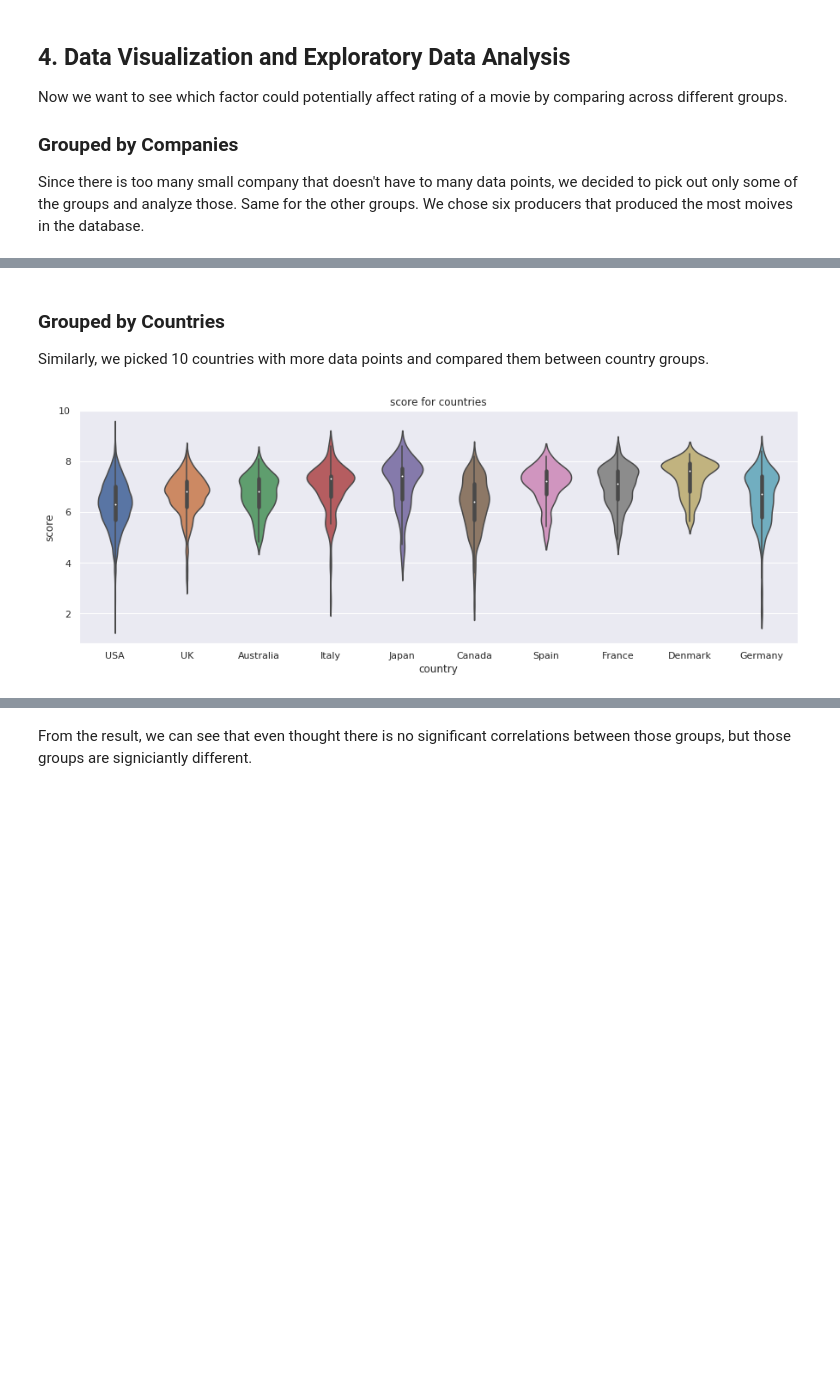
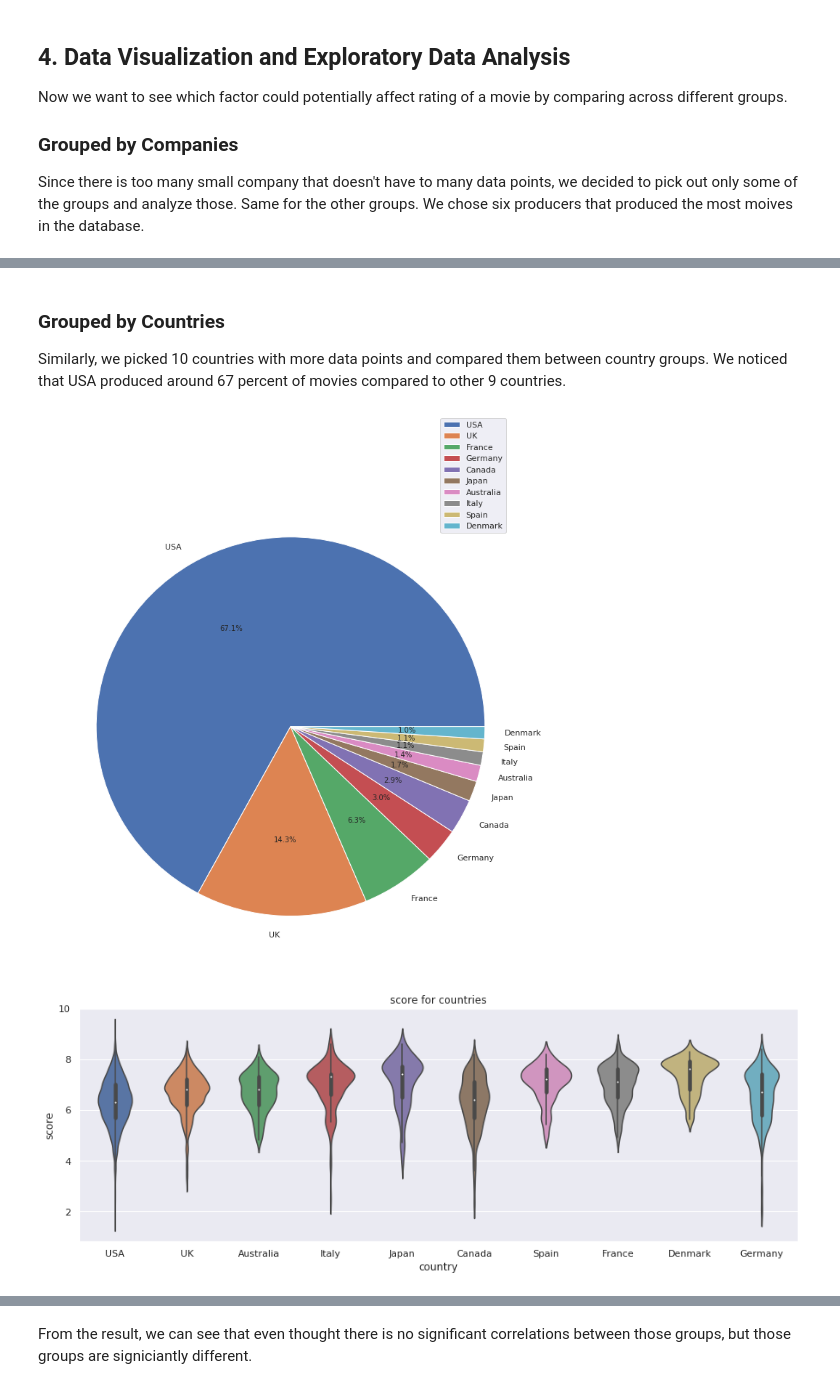
Before and after one commit to rayguan97/CMSC320, a Jupyter notebook: Final Tutorial.ipynb, the cells around one changed output, grey strips where cells are left out. Drawn from its saved outputs; the diff is of its cells as text; code cells hidden in the pictures; blank space fills up the shorter version.

```diff
--- a/Final Tutorial.ipynb
+++ b/Final Tutorial.ipynb
@@ -561,17 +537,25 @@ C(company_code)     5.0     9.165834  1.833167  1.981293  0.078408
 Residual         2092.0  1935.596664  0.925237       NaN       NaN
 # %% [markdown]
 ### Grouped by Countries
-Similarly, we picked 10 countries with more data points and compared them between country groups.
+Similarly, we picked 10 countries with more data points and compared them between country groups. We noticed that USA produced around 67 percent of movies compared to other 9 countries.
 # %%
 country_data = dataset[['country', 'score']].groupby(['country']).count()
 country_data = country_data.sort_values(by='score', ascending=False)[:10]
 set2 = dataset[dataset.country.isin(country_data.index)]
 
+pie2 = set2['country'].value_counts().reset_index()
+plt.figure(figsize=(12,12))
+ax = plt.subplot(111)
+plt.pie(x = pie2['country'], labels= pie2['index'],autopct= '%1.1f%%')
+ax.legend(bbox_to_anchor=(0.8, 0.9))
+plt.show()
+
 
 plot2 = sns.violinplot(x = 'country', y = 'score', data = set2).set_title("score for countries")
 plot2.figure.set_size_inches(15, 5);
 # %% [output]
-[figure, old version]
+[figure, new version]
+[figure, added]
 # %%
 set2['country_code'] = lb_make.fit_transform(set2['country'])
 model2 = ols(formula='score ~ C(country_code)', data=set2).fit()
```
Also changed, not shown: parts of 8 cells of this notebook, 2 other files.
